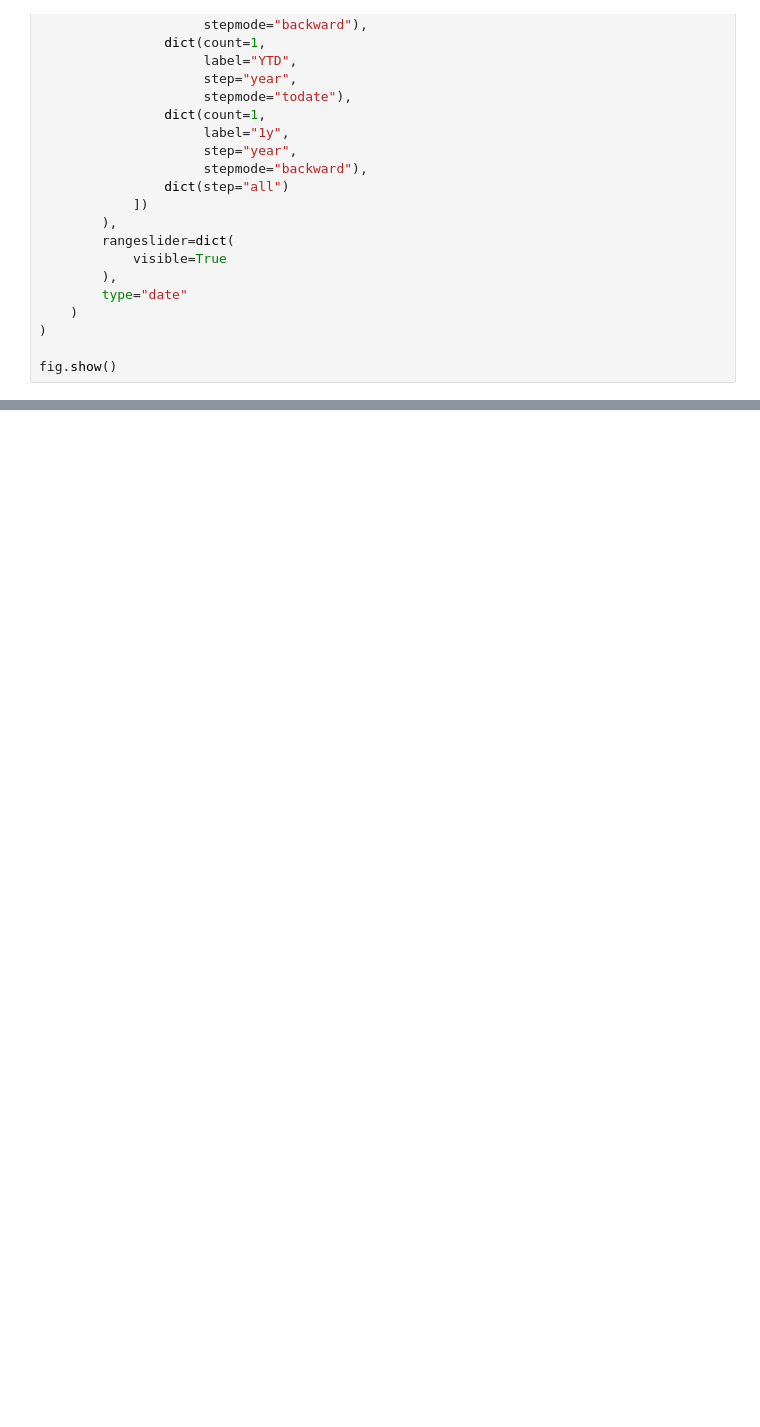
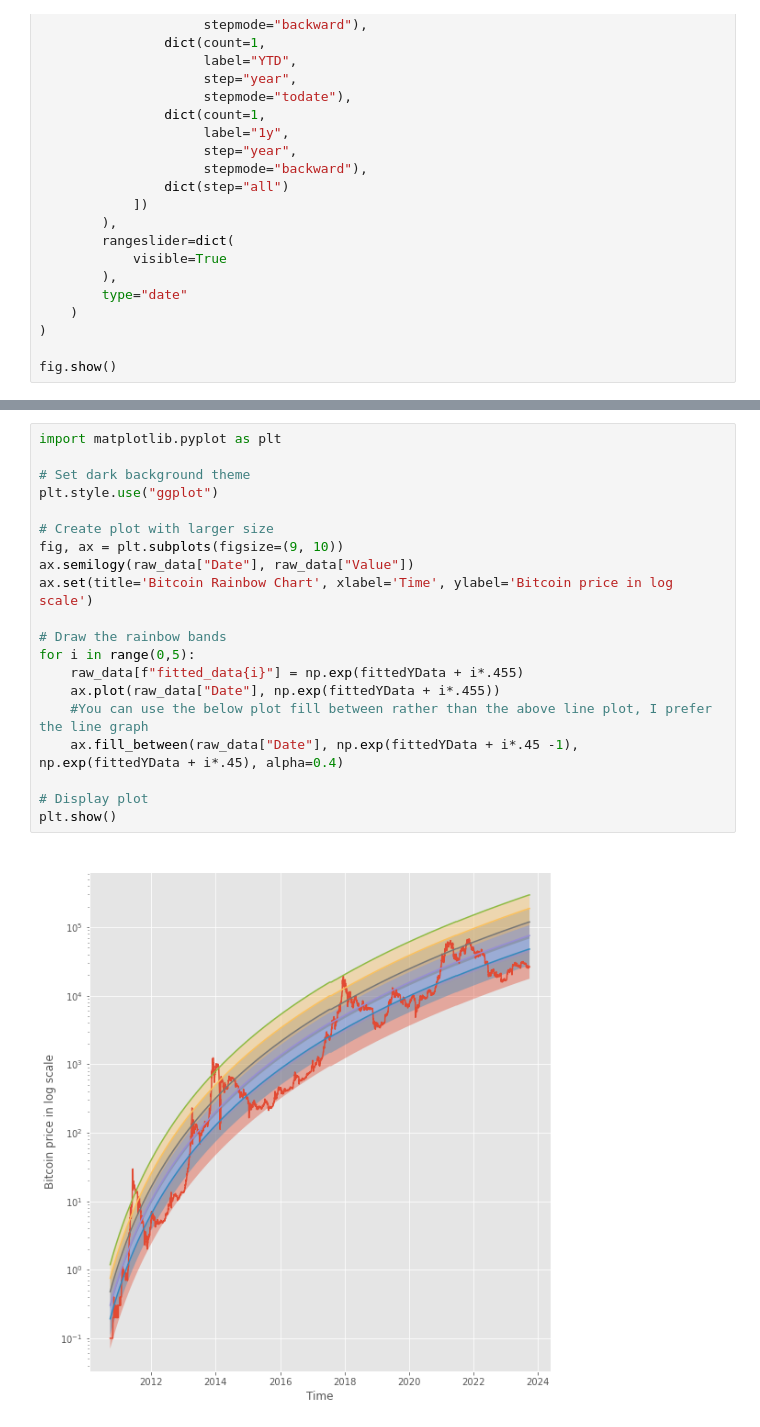
Before and after one commit to guevarch/BitcoinFinal, a Jupyter notebook: map.ipynb, the cells around one changed output, grey strips where cells are left out. Cells and saved outputs as stored; diff of their text form; blank space fills up the shorter version.

```diff
--- a/map.ipynb
+++ b/map.ipynb
@@ -550,0 +551,22 @@ for i in range(-2,6):
+# %%
+import matplotlib.pyplot as plt
+
+# Set dark background theme
+plt.style.use("ggplot")
+
+# Create plot with larger size
+fig, ax = plt.subplots(figsize=(9, 10))
+ax.semilogy(raw_data["Date"], raw_data["Value"])
+ax.set(title='Bitcoin Rainbow Chart', xlabel='Time', ylabel='Bitcoin price in log scale')
+
+# Draw the rainbow bands
+for i in range(0,5):
+    raw_data[f"fitted_data{i}"] = np.exp(fittedYData + i*.455)
+    ax.plot(raw_data["Date"], np.exp(fittedYData + i*.455))
+    #You can use the below plot fill between rather than the above line plot, I prefer the line graph
+    ax.fill_between(raw_data["Date"], np.exp(fittedYData + i*.45 -1), np.exp(fittedYData + i*.45), alpha=0.4)
+
+# Display plot
+plt.show()
+# %% [output]
+[figure, added]
```
Also changed, not shown: parts of 4 cells of this notebook, 1 other file.
